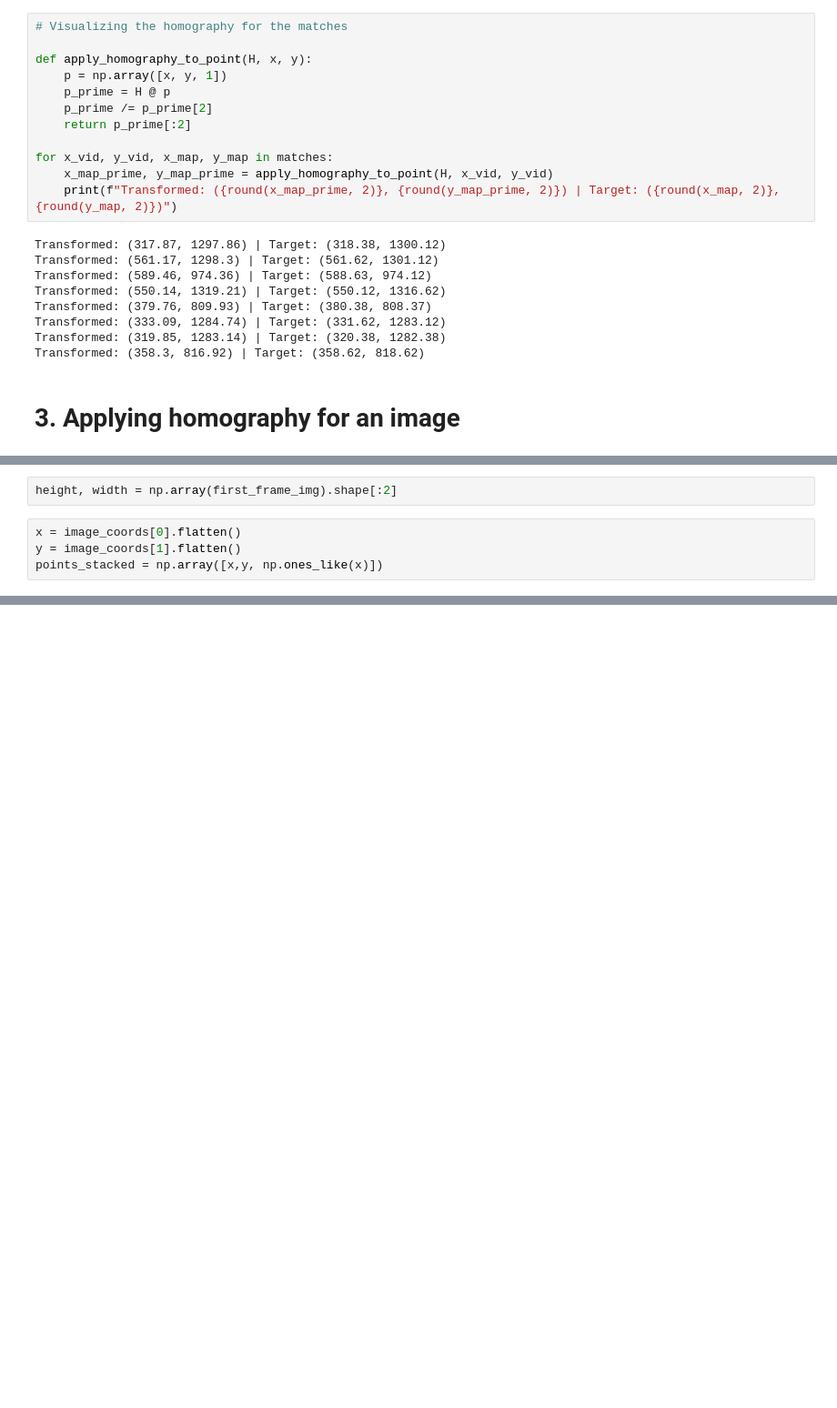
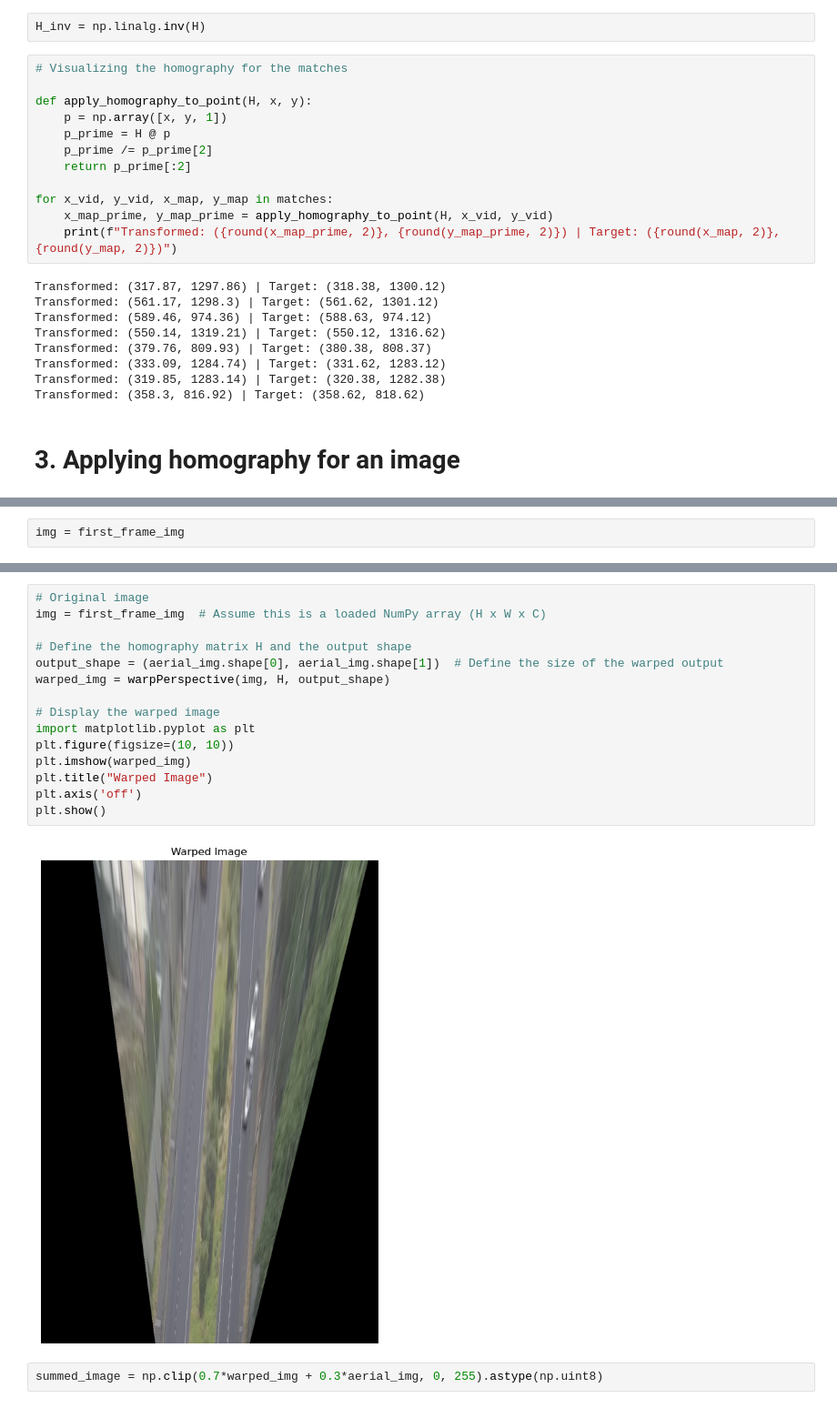
Before and after one commit to DaviGiordano/piv-hw, a Jupyter notebook: Part1_1/airport.ipynb, the cells around one changed output, grey strips where cells are left out. Shown at 91% size. Drawn from its saved outputs; the diff is of its cells as text; blank space fills up the shorter version.

```diff
--- a/Part1_1/airport.ipynb
+++ b/Part1_1/airport.ipynb
@@ -113,6 +111,8 @@ A = np.array(A)
 U, S, Vt = np.linalg.svd(A)
 # h is the last column of V
 H = Vt.T[:, -1].reshape(3, 3)
+# %%
+H_inv = np.linalg.inv(H)
 # %%
 # Visualizing the homography for the matches
 
@@ -158,6 +138,0 @@ image_coords
-# %%
-height, width = np.array(first_frame_img).shape[:2]
-# %%
-x = image_coords[0].flatten()
-y = image_coords[1].flatten()
-points_stacked = np.array([x,y, np.ones_like(x)])
@@ -167,0 +139,2 @@ mapped_coords = mapped_coords[:2]
+# %%
+img = first_frame_img
@@ -167,0 +190,19 @@ mapped_coords = mapped_coords[:2]
+# %%
+# Original image
+img = first_frame_img  # Assume this is a loaded NumPy array (H x W x C)
+
+# Define the homography matrix H and the output shape
+output_shape = (aerial_img.shape[0], aerial_img.shape[1])  # Define the size of the warped output
+warped_img = warpPerspective(img, H, output_shape)
+
+# Display the warped image
+import matplotlib.pyplot as plt
+plt.figure(figsize=(10, 10))
+plt.imshow(warped_img)
+plt.title("Warped Image")
+plt.axis('off')
+plt.show()
+# %% [output]
+[figure, added]
+# %%
+summed_image = np.clip(0.7*warped_img + 0.3*aerial_img, 0, 255).astype(np.uint8)
```
Also changed, not shown: parts of 9 cells of this notebook.
